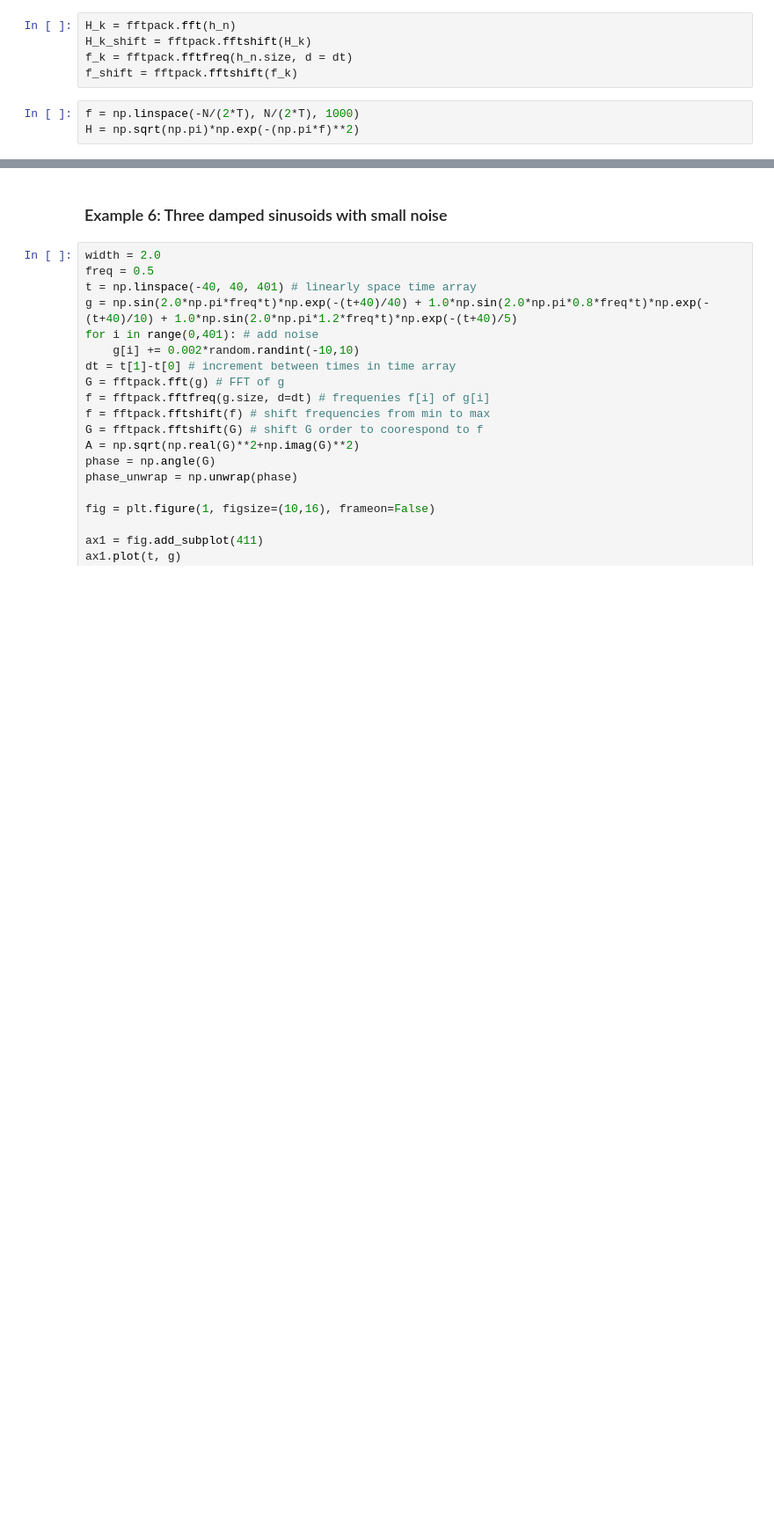
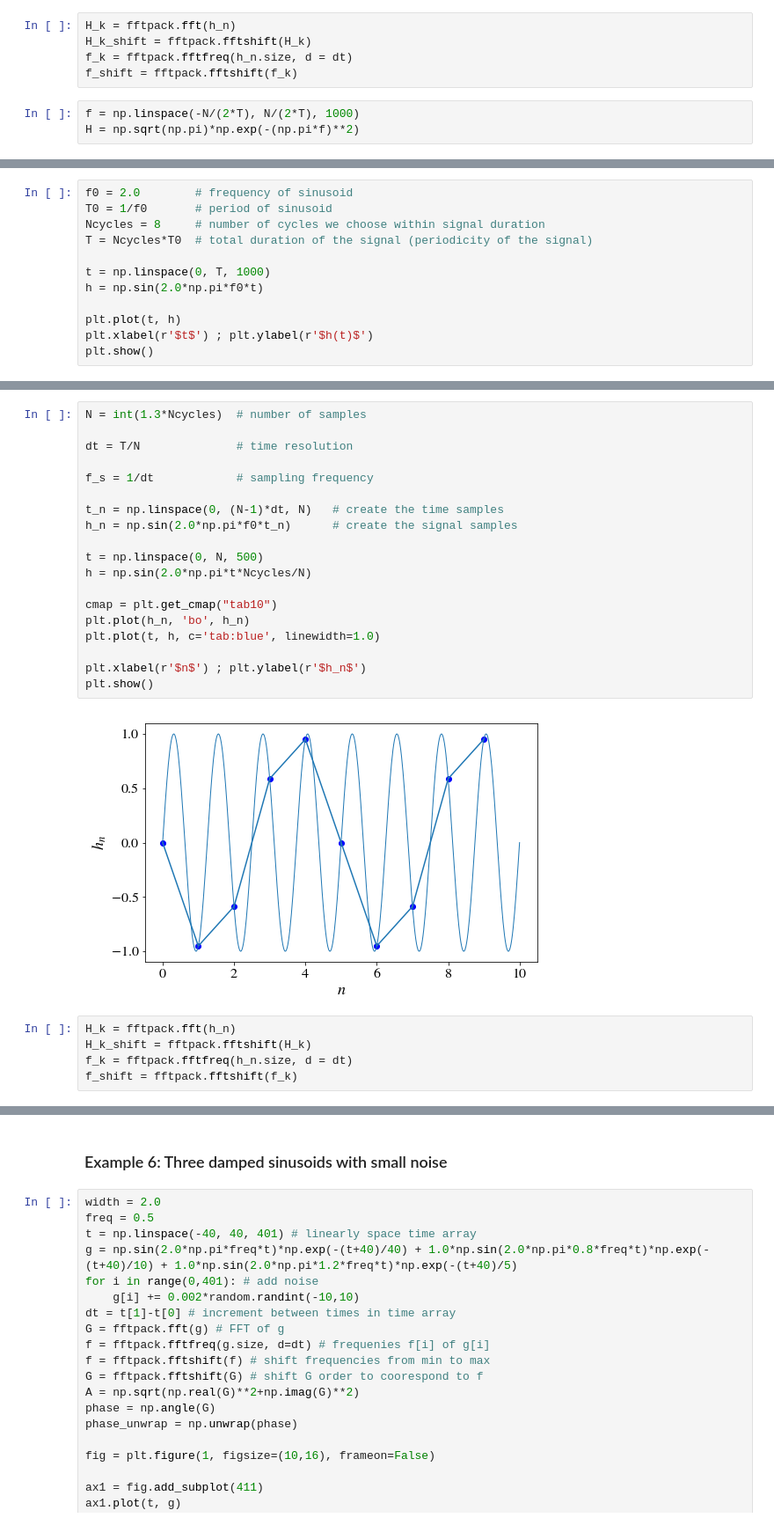
Before and after one commit to niksterg/pyFourier, a Jupyter notebook: DFT.ipynb, the cells around one changed output, grey strips where cells are left out. Shown: that part at 88% size. Cells and saved outputs as stored; diff of their text form; blank space fills up the shorter version.

```diff
--- a/DFT.ipynb
+++ b/DFT.ipynb
@@ -381,0 +387,12 @@ plt.show()
+# %%
+f0 = 2.0        # frequency of sinusoid
+T0 = 1/f0       # period of sinusoid
+Ncycles = 8     # number of cycles we choose within signal duration
+T = Ncycles*T0  # total duration of the signal (periodicity of the signal)
+
+t = np.linspace(0, T, 1000)
+h = np.sin(2.0*np.pi*f0*t)
+
+plt.plot(t, h)
+plt.xlabel(r'$t$') ; plt.ylabel(r'$h(t)$')
+plt.show()
@@ -381,0 +401,26 @@ plt.show()
+# %%
+N = int(1.3*Ncycles)  # number of samples
+
+dt = T/N              # time resolution
+
+f_s = 1/dt            # sampling frequency
+
+t_n = np.linspace(0, (N-1)*dt, N)   # create the time samples
+h_n = np.sin(2.0*np.pi*f0*t_n)      # create the signal samples
+
+t = np.linspace(0, N, 500)
+h = np.sin(2.0*np.pi*t*Ncycles/N)
+
+cmap = plt.get_cmap("tab10")
+plt.plot(h_n, 'bo', h_n)
+plt.plot(t, h, c='tab:blue', linewidth=1.0)
+
+plt.xlabel(r'$n$') ; plt.ylabel(r'$h_n$')
+plt.show()
+# %% [output]
+[figure, added]
+# %%
+H_k = fftpack.fft(h_n)
+H_k_shift = fftpack.fftshift(H_k)
+f_k = fftpack.fftfreq(h_n.size, d = dt)
+f_shift = fftpack.fftshift(f_k)
```
Also changed, not shown: parts of 17 cells of this notebook.
